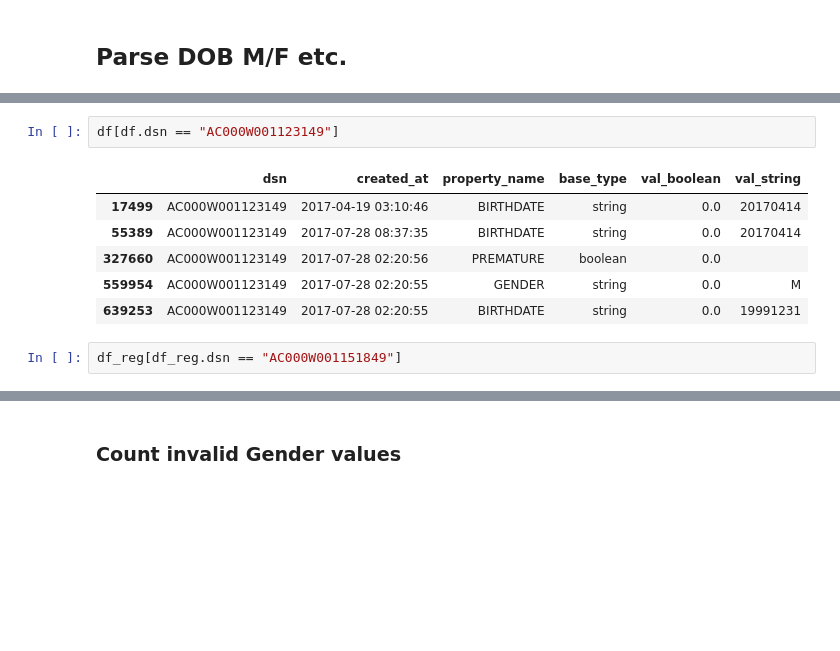
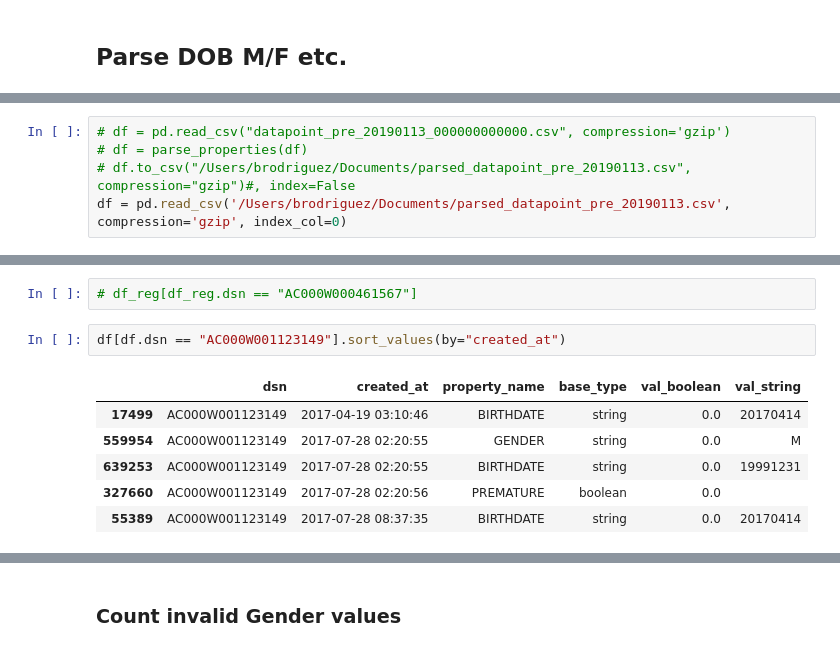
Before and after one commit to baileymichele/Owlet-code, a Jupyter notebook: Parse M_F DOB.ipynb, the cells around one changed output, grey strips where cells are left out. Saved outputs shown, nothing was run; the diff lists cells and outputs as text; blank space fills up the shorter version.

```diff
--- a/Parse M_F DOB.ipynb
+++ b/Parse M_F DOB.ipynb
@@ -85,0 +90,5 @@ df = df[df.val_string != 0]
+# %%
+# df = pd.read_csv("datapoint_pre_20190113_000000000000.csv", compression='gzip')
+# df = parse_properties(df)
+# df.to_csv("/Users/brodriguez/Documents/parsed_datapoint_pre_20190113.csv", compression="gzip")#, index=False
+df = pd.read_csv('/Users/brodriguez/Documents/parsed_datapoint_pre_20190113.csv', compression='gzip', index_col=0)
@@ -86,11 +132,11 @@ df = df[df.val_string != 0]
+# %%
+# df_reg[df_reg.dsn == "AC000W000461567"]
 # %%
-df[df.dsn == "AC000W001123149"]
+df[df.dsn == "AC000W001123149"].sort_values(by="created_at")
 # %% [output]
 |  | dsn | created_at | property_name | base_type | val_boolean | val_string |
 | 17499 | AC000W001123149 | 2017-04-19 03:10:46 | BIRTHDATE | string | 0.0 | 20170414 |
-| 55389 | AC000W001123149 | 2017-07-28 08:37:35 | BIRTHDATE | string | 0.0 | 20170414 |
-| 327660 | AC000W001123149 | 2017-07-28 02:20:56 | PREMATURE | boolean | 0.0 |  |
 | 559954 | AC000W001123149 | 2017-07-28 02:20:55 | GENDER | string | 0.0 | M |
 | 639253 | AC000W001123149 | 2017-07-28 02:20:55 | BIRTHDATE | string | 0.0 | 19991231 |
+| 327660 | AC000W001123149 | 2017-07-28 02:20:56 | PREMATURE | boolean | 0.0 |  |
+| 55389 | AC000W001123149 | 2017-07-28 08:37:35 | BIRTHDATE | string | 0.0 | 20170414 |
-# %%
-df_reg[df_reg.dsn == "AC000W001151849"]
```
Also changed, not shown: parts of 65 cells of this notebook, 4 other files.
